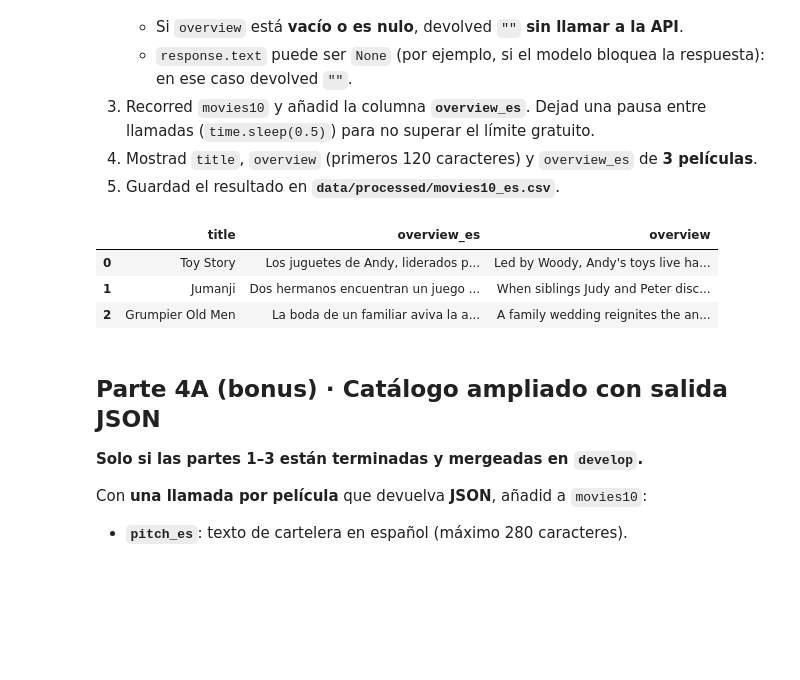
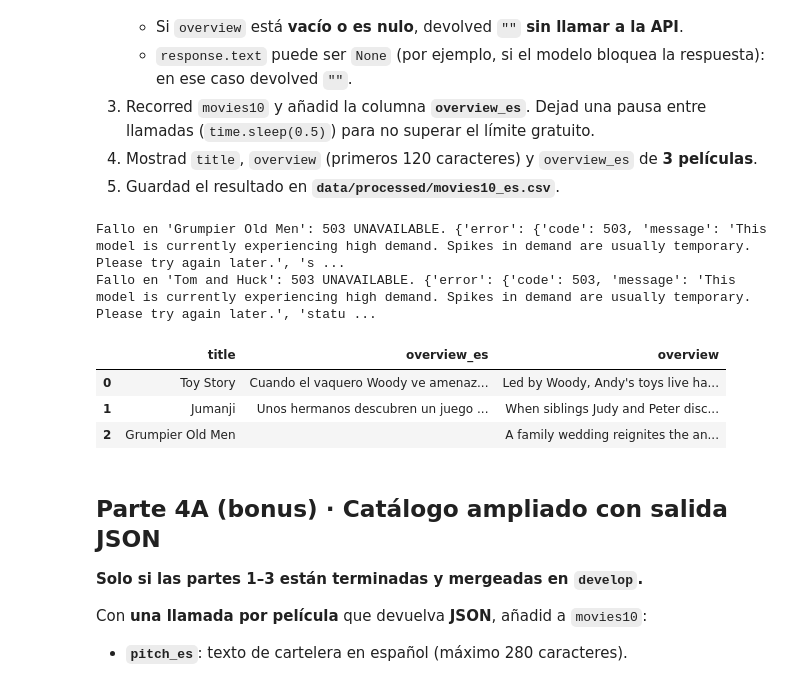
Before and after one commit to clau-sure/tc-catalogo-peliculas, a Jupyter notebook: 04_gemini.ipynb, the cells around one changed output. Cells and saved outputs as stored; diff of their text form; code cells hidden in the pictures; blank space fills up the shorter version.

```diff
--- a/04_gemini.ipynb
+++ b/04_gemini.ipynb
@@ -85,43 +85,48 @@ MODEL = "gemini-3.5-flash-lite"
 
 load_dotenv()
 
 if not os.getenv("GEMINI_API_KEY"):
     os.environ["GEMINI_API_KEY"] = getpass(
         "Pega aquí tu GEMINI_API_KEY (input oculto): "
     )
 
 client = genai.Client(api_key=os.getenv("GEMINI_API_KEY"))
 
 def summarize_overview_es(overview, title="") -> str:
     if not overview:
         return ""
-
-    response = client.models.generate_content(
-        model=MODEL,
-        contents=f"Pelicula: {title} Sinopsis: {overview}",
-        config=genai.types.GenerateContentConfig(
-            temperature=0.2,
-            system_instruction="Eres un traductor de ingles a espanyol. Recibes la sinopsis de una pelicula en ingles y tienes que responder con un resumen de la misma en espanyol. El resumen tiene que ser maximo dos frases"
+    try:
+        response = client.models.generate_content(
+            model=MODEL,
+            contents=f"Pelicula: {title} Sinopsis: {overview}",
+            config=genai.types.GenerateContentConfig(
+                temperature=0.2,
+                system_instruction="Eres un traductor de ingles a espanyol. Recibes la sinopsis de una pelicula en ingles y tienes que responder con un resumen de la misma en espanyol. El resumen tiene que ser maximo dos frases"
             )
         )
+    except (errors.APIError, json.JSONDecodeError) as e:
+            print(f"Fallo en '{title}': {e}")
+            return ""
 
     return response.text or ""
 
 overviews_es= []
 for overview, title in zip(movies10["overview"], movies10["title"]):
     resumen = summarize_overview_es(overview, title)
     overviews_es.append(resumen)
     sleep(0.5)
 
 movies10["overview_es"] = overviews_es
 
 preview = movies10[["title", "overview_es"]].copy()
-preview["overview"] = movies10["overview"][:120]
+preview["overview"] = movies10["overview"].str[:120]
 preview[:3]
 # %% [output]
+Fallo en 'Grumpier Old Men': 503 UNAVAILABLE. {'error': {'code': 503, 'message': 'This model is currently experiencing high demand. Spikes in demand are usually temporary. Please try again later.', 's ...
+Fallo en 'Tom and Huck': 503 UNAVAILABLE. {'error': {'code': 503, 'message': 'This model is currently experiencing high demand. Spikes in demand are usually temporary. Please try again later.', 'statu ...
 |  | title | overview_es | overview |
-| 0 | Toy Story | Los juguetes de Andy, liderados p... | Led by Woody, Andy's toys live ha... |
-| 1 | Jumanji | Dos hermanos encuentran un juego ... | When siblings Judy and Peter disc... |
-| 2 | Grumpier Old Men | La boda de un familiar aviva la a... | A family wedding reignites the an... |
+| 0 | Toy Story | Cuando el vaquero Woody ve amenaz... | Led by Woody, Andy's toys live ha... |
+| 1 | Jumanji | Unos hermanos descubren un juego ... | When siblings Judy and Peter disc... |
+| 2 | Grumpier Old Men |  | A family wedding reignites the an... |
 # %%
 # --- Guardar movies10_es.csv ---
```
Also changed, not shown: parts of 2 cells of this notebook, 1 other file.
